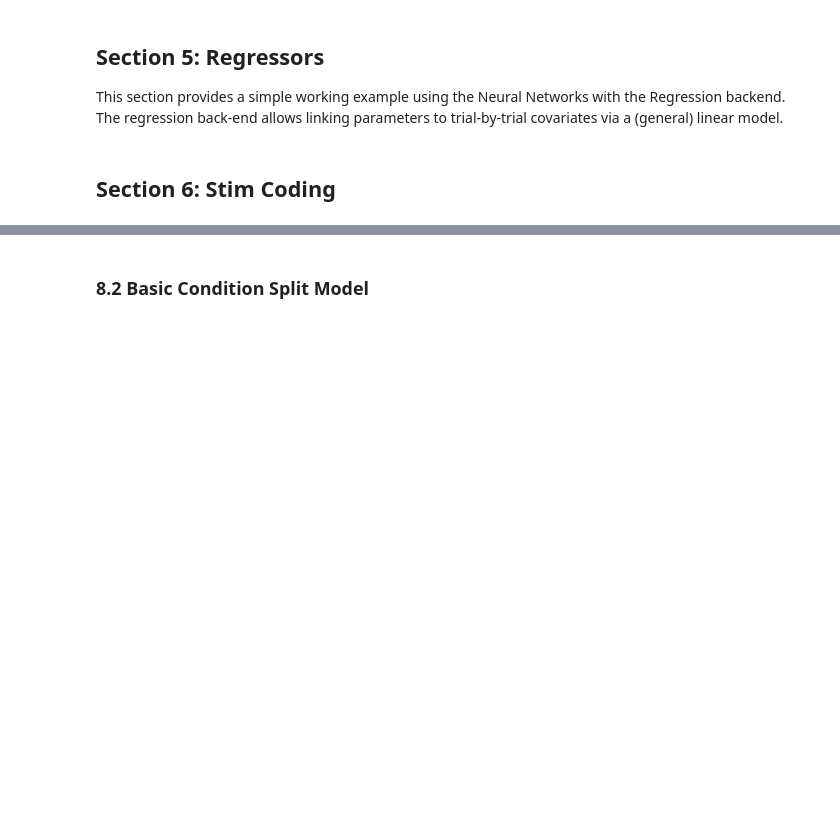
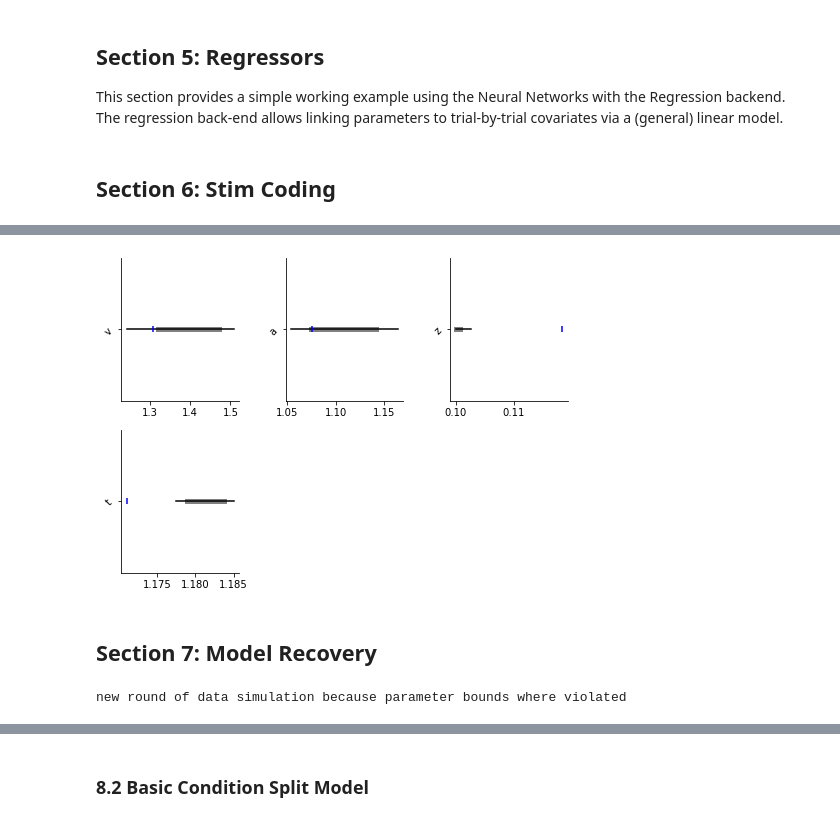
Before and after one commit to ronhuafeng/dockerHDDM, a Jupyter notebook: example/LAN_Tutorial_reproduced.ipynb, the cells around one changed output, grey strips where cells are left out. Cells and saved outputs as stored; diff of their text form; code cells hidden in the pictures; blank space fills up the shorter version.

```diff
--- a/example/Tutorial_LAN_Test.ipynb
+++ b/example/LAN_Tutorial_reproduced.ipynb
@@ -508,3 +508,14 @@ hddm.plotting.plot_caterpillar(hddm_model = hddmnn_reg,
 plt.show()
 # %% [markdown]
 ## Section 6: Stim Coding
+# %%
+# Metadata
+nmcmc = 300
+model = 'ddm'
+n_samples_by_condition = 500
+split_param = 'v'
+# %%
+sim_data_stimcoding, parameter_dict = hddm.simulators.simulator_stimcoding(model = model,
+                                                                           split_by = split_param,
+                                                                           drift_criterion = 0.3,
+                                                                           n_trials_per_condition = 500)
@@ -510,0 +546,9 @@ plt.show()
+# %%
+hddmnn_model = hddm.HDDMnnStimCoding(sim_data_stimcoding,
+                                     include = hddm.simulators.model_config[model]['hddm_include'],
+                                     model = model,
+                                     stim_col = 'stim',
+                                     p_outlier = 0.0,
+                                     split_param = split_param,
+                                     informative = False,
+                                     drift_criterion = True)
@@ -510,0 +573,12 @@ plt.show()
+# %%
+# Caterpillar Plot: (Parameters recovered ok?)
+hddm.plotting.plot_caterpillar(hddm_model = hddmnn_model,
+                               ground_truth_parameter_dict = parameter_dict,
+                               figsize = (8, 5),
+                               columns = 3)
+
+plt.show()
+# %% [output]
+[figure, added]
+# %% [markdown]
+## Section 7: Model Recovery
@@ -510,0 +589,16 @@ plt.show()
+# %%
+# test regressors only False
+# add p_outliers to the generator !
+data, full_parameter_dict = hddm.simulators.hddm_dataset_generators.simulator_h_c(n_subjects = 1,
+                                                                                  n_samples_by_subject = n_samples,
+                                                                                  model = model,
+                                                                                  p_outlier = 0.00,
+                                                                                  conditions = None,
+                                                                                  depends_on = None,
+                                                                                  regression_models = None,
+                                                                                  regression_covariates = None,
+                                                                                  group_only_regressors = False,
+                                                                                  group_only = None,
+                                                                                  fixed_at_default = None)
+# %% [output]
+new round of data simulation because parameter bounds where violated
```
Also changed, not shown: parts of 43 cells of this notebook, 2 other files.
